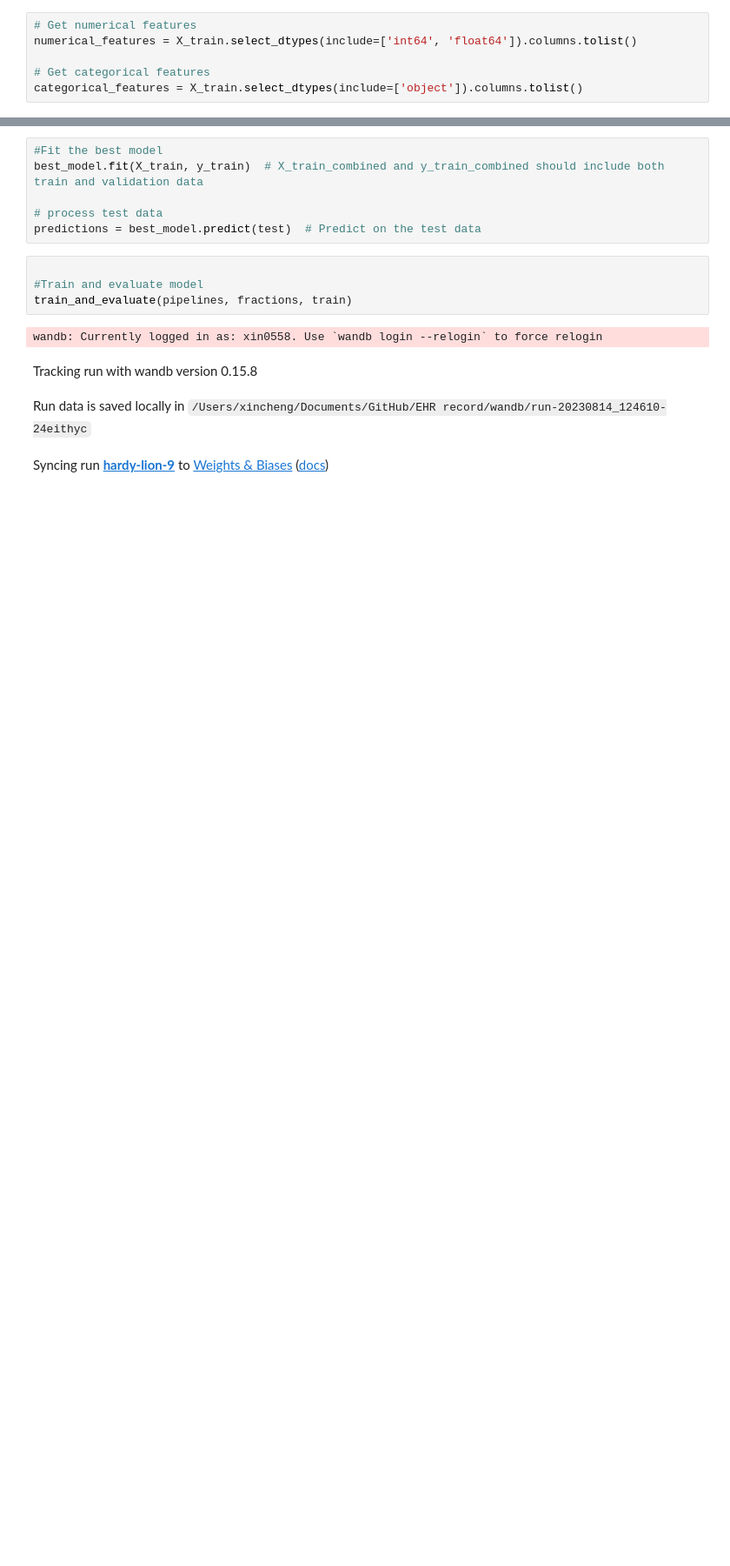
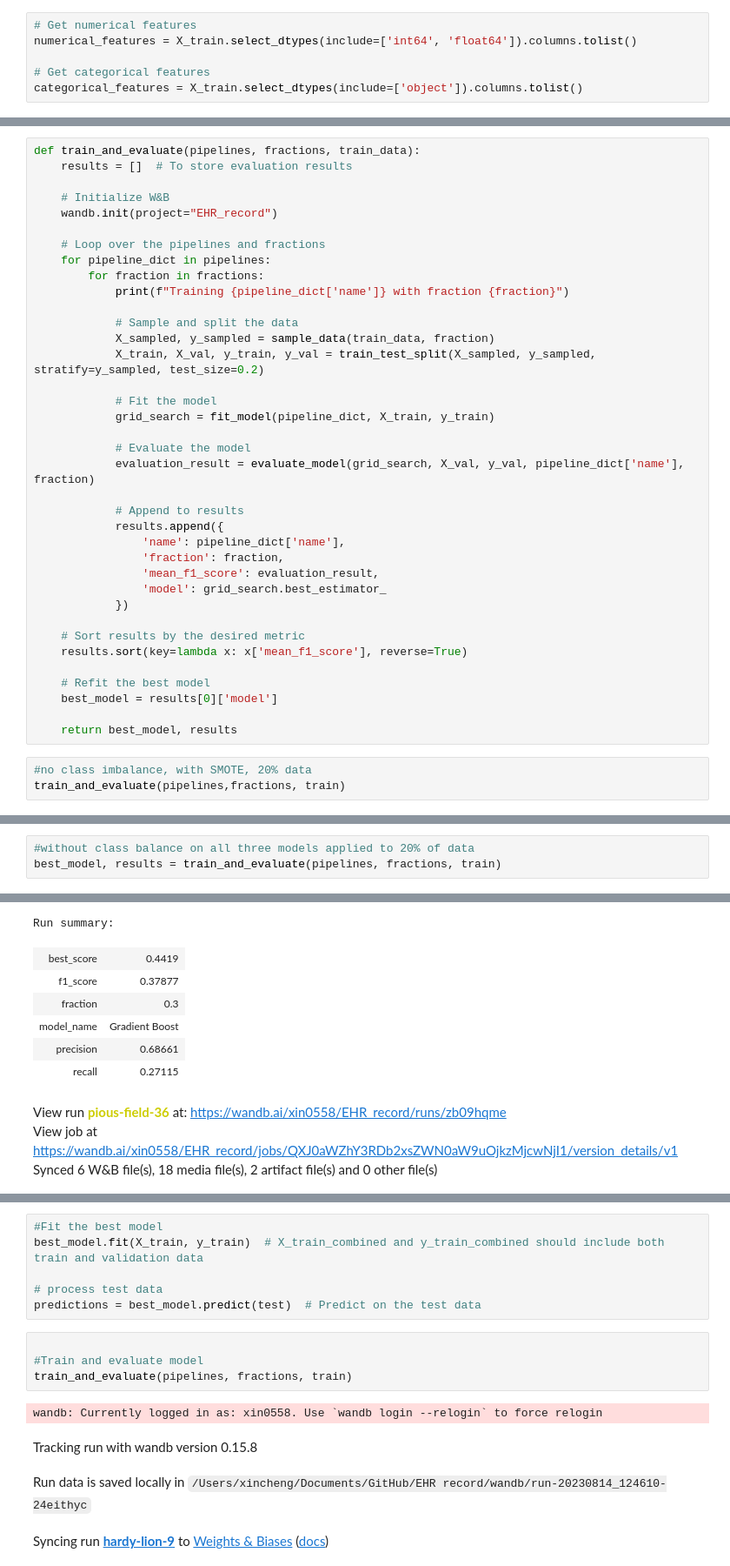
Before and after one commit to xin-cheng-ds/EHR_record, a Jupyter notebook: EHR.ipynb, the cells around one changed output, grey strips where cells are left out. Shown at 87% size. Drawn from its saved outputs; the diff is of its cells as text; blank space fills up the shorter version.

```diff
--- a/EHR.ipynb
+++ b/EHR.ipynb
@@ -426,0 +508,40 @@ def train_and_evaluate(pipelines, fractions, train_data, resampling_method=None)
+# %%
+def train_and_evaluate(pipelines, fractions, train_data):
+    results = []  # To store evaluation results
+
+    # Initialize W&B
+    wandb.init(project="EHR_record")
+
+    # Loop over the pipelines and fractions
+    for pipeline_dict in pipelines:
+        for fraction in fractions:
+            print(f"Training {pipeline_dict['name']} with fraction {fraction}")
+
+            # Sample and split the data
+            X_sampled, y_sampled = sample_data(train_data, fraction)
+            X_train, X_val, y_train, y_val = train_test_split(X_sampled, y_sampled, stratify=y_sampled, test_size=0.2)
+
+            # Fit the model
+            grid_search = fit_model(pipeline_dict, X_train, y_train)
+
+            # Evaluate the model
+            evaluation_result = evaluate_model(grid_search, X_val, y_val, pipeline_dict['name'], fraction)
+
+            # Append to results
+            results.append({
+                'name': pipeline_dict['name'],
+                'fraction': fraction,
+                'mean_f1_score': evaluation_result,
+                'model': grid_search.best_estimator_
+            })
+
+    # Sort results by the desired metric
+    results.sort(key=lambda x: x['mean_f1_score'], reverse=True)
+
+    # Refit the best model
+    best_model = results[0]['model']
+
+    return best_model, results
+# %%
+#no class imbalance, with SMOTE, 20% data
+train_and_evaluate(pipelines,fractions, train)
@@ -429,0 +590,4 @@ best_model, results = train_and_evaluate(pipelines, fractions, train_data, resam
+# %%
+#without class balance on all three models applied to 20% of data
+best_model, results = train_and_evaluate(pipelines, fractions, train)
+# %% [output]
@@ -429,0 +602,10 @@ best_model, results = train_and_evaluate(pipelines, fractions, train_data, resam
+Run summary:
+| best_score | 0.4419 |
+| f1_score | 0.37877 |
+| fraction | 0.3 |
+| model_name | Gradient Boost |
+| precision | 0.68661 |
+| recall | 0.27115 |
+View run pious-field-36 at: https://wandb.ai/xin0558/EHR_record/runs/zb09hqme
+View job at https://wandb.ai/xin0558/EHR_record/jobs/QXJ0aWZhY3RDb2xsZWN0aW9uOjkzMjcwNjI1/version_details/v1
+Synced 6 W&B file(s), 18 media file(s), 2 artifact file(s) and 0 other file(s)
```
Also changed, not shown: parts of 24 cells of this notebook.
